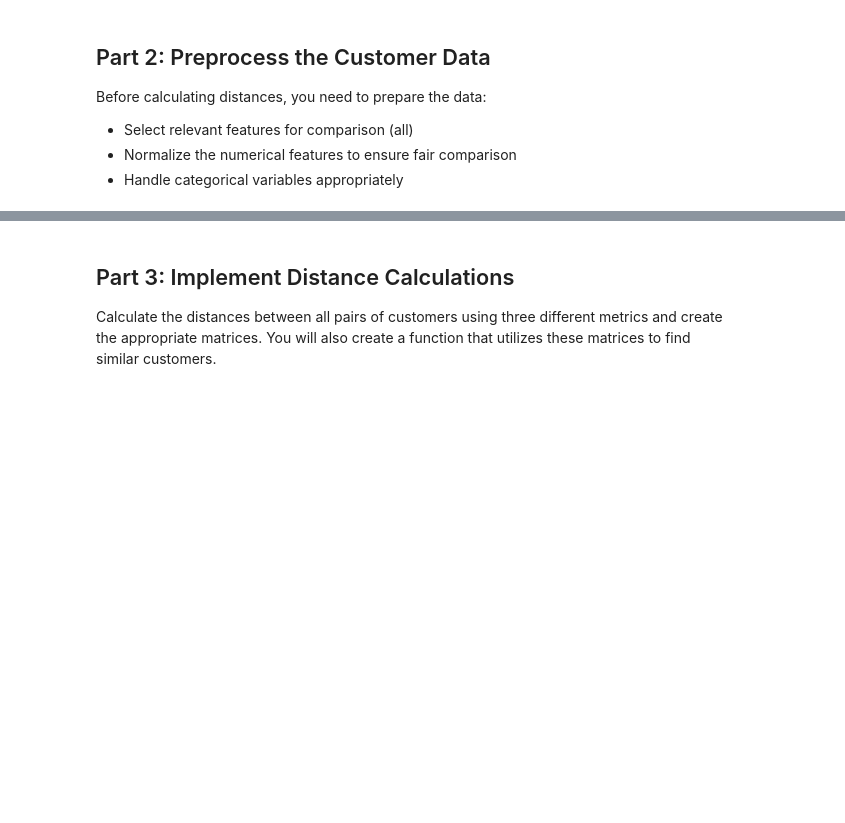
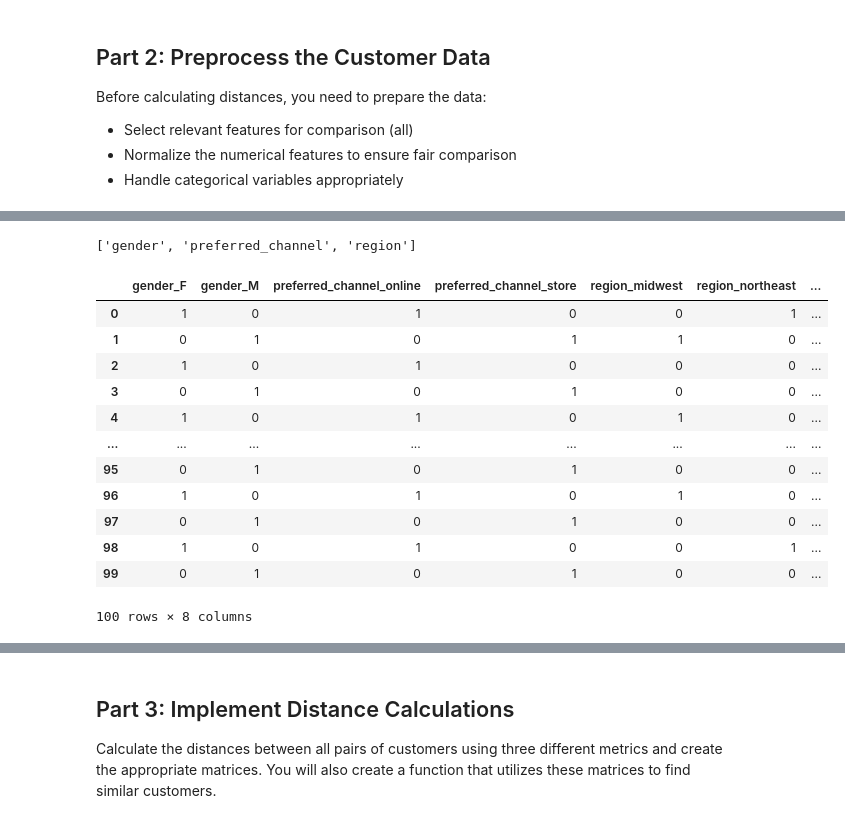
Before and after one commit to marhas109/ds08_all, a Jupyter notebook: mod1_distance_metrics_lab.ipynb, the cells around one changed output, grey strips where cells are left out. Drawn from its saved outputs; the diff is of its cells as text; code cells hidden in the pictures; blank space fills up the shorter version.

```diff
--- a/mod1_distance_metrics_lab.ipynb
+++ b/mod1_distance_metrics_lab.ipynb
@@ -76,3 +76,12 @@ Before calculating distances, you need to prepare the data:
 - Select relevant features for comparison (all)
 - Normalize the numerical features to ensure fair comparison
 - Handle categorical variables appropriately
+# %%
+numerical_features = ['age', 'income', 'years_customer', 'clothing_spend',
+                     'accessories_spend', 'footwear_spend']
+
+scaler = MinMaxScaler()
+customers_df[numerical_features] = scaler.fit_transform(customers_df[numerical_features])
+df_normalized_numerical = customers_df[numerical_features]
+
+df_normalized_numerical
@@ -78,0 +102,25 @@ Before calculating distances, you need to prepare the data:
+# %%
+binary_cols.append(cat_col)
+categorical_features = binary_cols
+categorical_features
+# %% [output]
+['gender', 'preferred_channel', 'region']
+# %%
+encoder = OneHotEncoder(sparse_output=False, drop='first')
+df_encoded_categorical = pd.get_dummies(customers_df[categorical_features], dtype=int)
+
+df_encoded_categorical
+# %% [output]
+|  | gender_F | gender_M | preferred_channel_online | preferred_channel_store | region_midwest | region_northeast | ... |
+| 0 | 1 | 0 | 1 | 0 | 0 | 1 | ... |
+| 1 | 0 | 1 | 0 | 1 | 1 | 0 | ... |
+| 2 | 1 | 0 | 1 | 0 | 0 | 0 | ... |
+| 3 | 0 | 1 | 0 | 1 | 0 | 0 | ... |
+| 4 | 1 | 0 | 1 | 0 | 1 | 0 | ... |
+| ... | ... | ... | ... | ... | ... | ... | ... |
+| 95 | 0 | 1 | 0 | 1 | 0 | 0 | ... |
+| 96 | 1 | 0 | 1 | 0 | 1 | 0 | ... |
+| 97 | 0 | 1 | 0 | 1 | 0 | 0 | ... |
+| 98 | 1 | 0 | 1 | 0 | 0 | 1 | ... |
+| 99 | 0 | 1 | 0 | 1 | 0 | 0 | ... |
+100 rows × 8 columns
```
Also changed, not shown: parts of 14 cells of this notebook.
